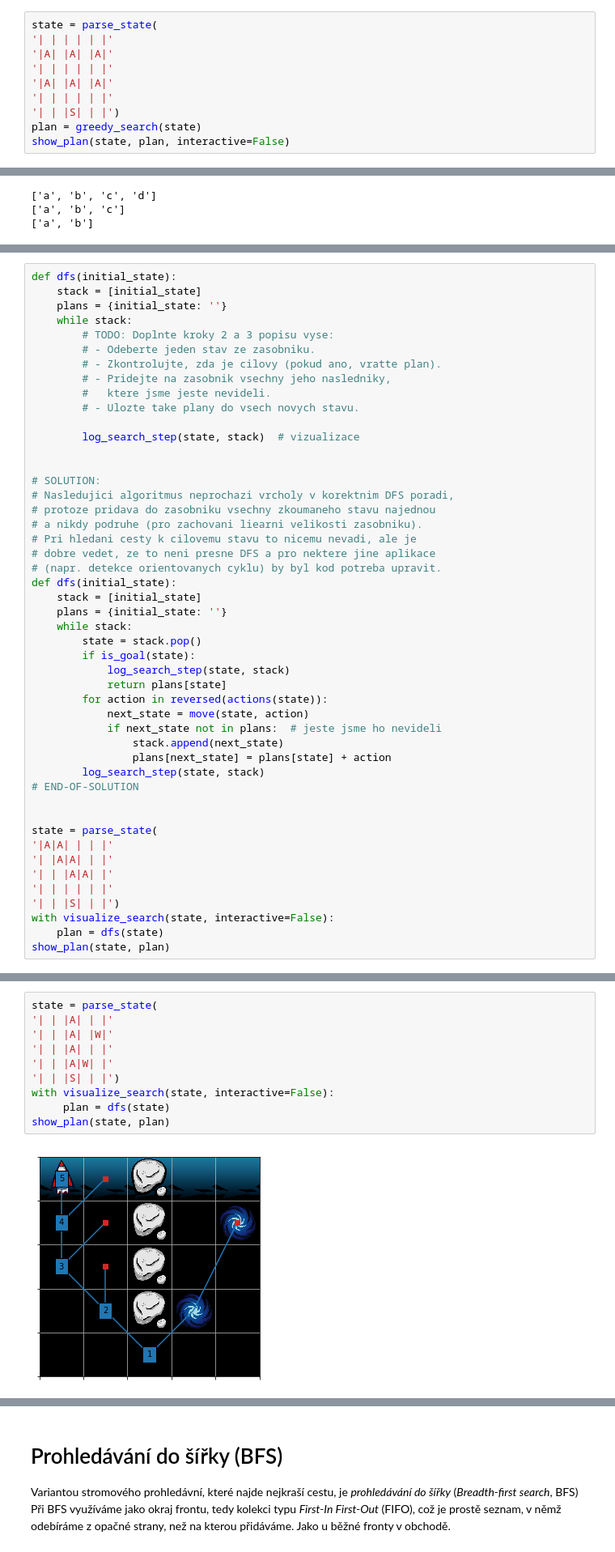
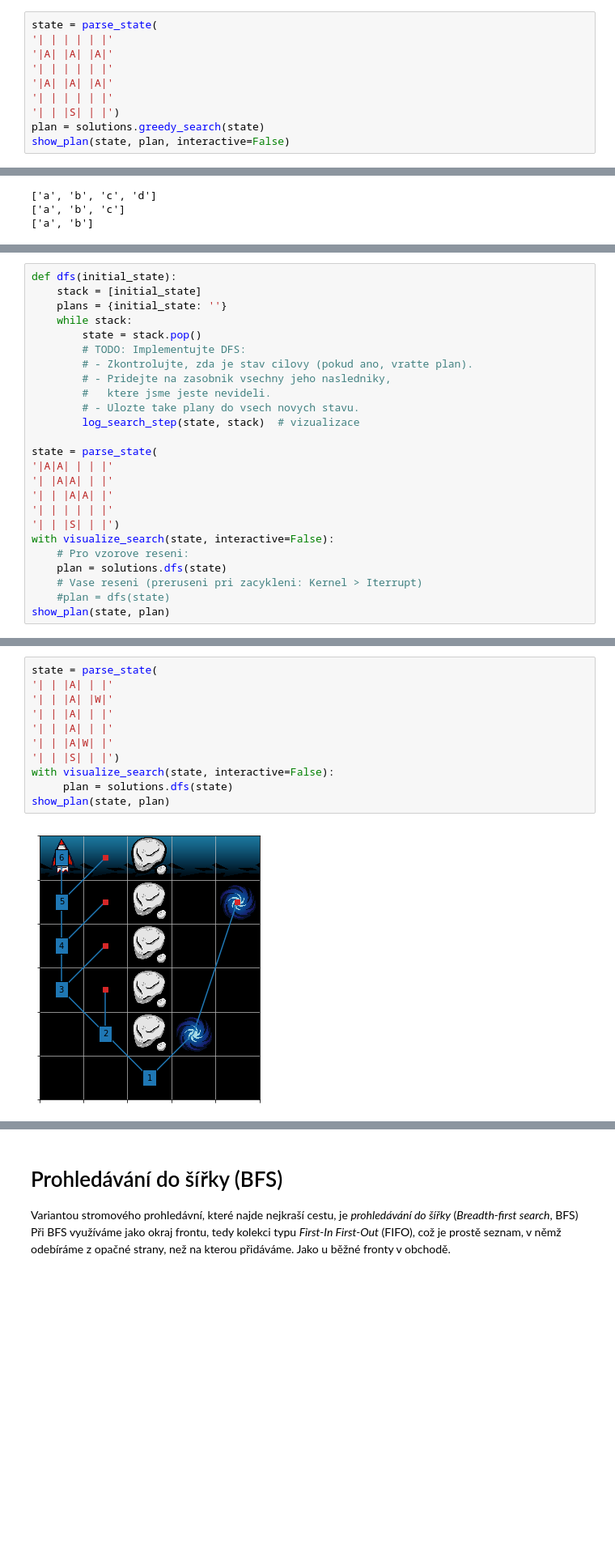
Before and after one commit to effa/ai-search-workshop, a Jupyter notebook: solution.ipynb, the cells around one changed output, grey strips where cells are left out. Shown at 81% size. Drawn from its saved outputs; the diff is of its cells as text; blank space fills up the shorter version.

```diff
--- a/solution.ipynb
+++ b/solution.ipynb
@@ -217,7 +203,7 @@ state = parse_state(
 '|A| |A| |A|'
 '| | | | | |'
 '| | |S| | |')
-plan = greedy_search(state)
+plan = solutions.greedy_search(state)
 show_plan(state, plan, interactive=False)
 # %% [output]
 [figure]
@@ -359,39 +327,13 @@ def dfs(initial_state):
     stack = [initial_state]
     plans = {initial_state: ''}
     while stack:
-        # TODO: Doplnte kroky 2 a 3 popisu vyse:
-        # - Odeberte jeden stav ze zasobniku.
-        # - Zkontrolujte, zda je cilovy (pokud ano, vratte plan).
+        state = stack.pop()
+        # TODO: Implementujte DFS:
+        # - Zkontrolujte, zda je stav cilovy (pokud ano, vratte plan).
         # - Pridejte na zasobnik vsechny jeho nasledniky,
         #   ktere jsme jeste nevideli.
         # - Ulozte take plany do vsech novych stavu.
-
         log_search_step(state, stack)  # vizualizace
-
-
-# SOLUTION:
-# Nasledujici algoritmus neprochazi vrcholy v korektnim DFS poradi,
-# protoze pridava do zasobniku vsechny zkoumaneho stavu najednou
-# a nikdy podruhe (pro zachovani liearni velikosti zasobniku).
-# Pri hledani cesty k cilovemu stavu to nicemu nevadi, ale je
-# dobre vedet, ze to neni presne DFS a pro nektere jine aplikace
-# (napr. detekce orientovanych cyklu) by byl kod potreba upravit.
-def dfs(initial_state):
-    stack = [initial_state]
-    plans = {initial_state: ''}
-    while stack:
-        state = stack.pop()
-        if is_goal(state):
-            log_search_step(state, stack)
-            return plans[state]
-        for action in reversed(actions(state)):
-            next_state = move(state, action)
-            if next_state not in plans:  # jeste jsme ho nevideli
-                stack.append(next_state)
-                plans[next_state] = plans[state] + action
-        log_search_step(state, stack)
-# END-OF-SOLUTION
-
 
 state = parse_state(
 '|A|A| | | |'
@@ -400,7 +342,10 @@ state = parse_state(
 '| | | | | |'
 '| | |S| | |')
 with visualize_search(state, interactive=False):
-    plan = dfs(state)
+    # Pro vzorove reseni:
+    plan = solutions.dfs(state)
+    # Vase reseni (preruseni pri zacykleni: Kernel > Iterrupt)
+    #plan = dfs(state)
 show_plan(state, plan)
 # %% [output]
 [figure]
@@ -414,12 +363,13 @@ cíl, a to i v případě, že cíl se nachází hned vedle počátečního stav
 # %%
 state = parse_state(
 '| | |A| | |'
 '| | |A| |W|'
 '| | |A| | |'
+'| | |A| | |'
 '| | |A|W| |'
 '| | |S| | |')
 with visualize_search(state, interactive=False):
-     plan = dfs(state)
+     plan = solutions.dfs(state)
 show_plan(state, plan)
 # %% [output]
-[figure, old version]
+[figure, new version]
```
Also changed, not shown: parts of 26 cells of this notebook, 2 other files.
